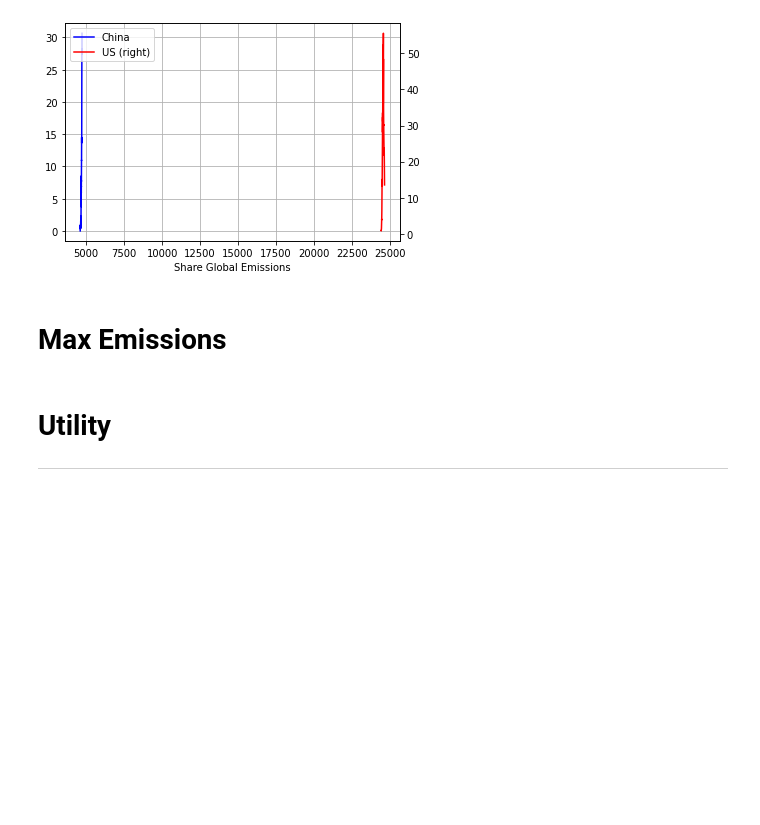
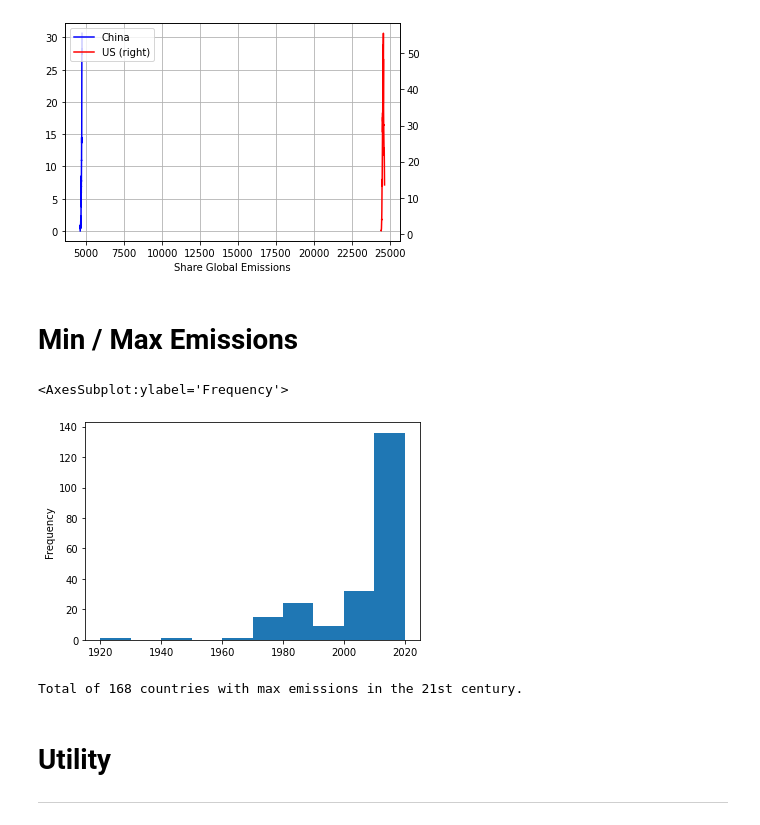
Before and after one commit to SimonAytes/climate-change, a Jupyter notebook: notebooks/ExploratoryAnalysis.ipynb, the cells around one changed output. Drawn from its saved outputs; the diff is of its cells as text; code cells hidden in the pictures; blank space fills up the shorter version.

```diff
--- a/notebooks/ExploratoryAnalysis.ipynb
+++ b/notebooks/ExploratoryAnalysis.ipynb
@@ -20,7 +20,7 @@ emissions_df = pd.read_csv(data_path + "raw/emissions.csv")
 # %% [markdown]
 ### 0.3 Add in Regional Metadata
 # %%
-continents_df = pd.read_csv(data_path + "continents.csv")
+continents_df = pd.read_csv(data_path + "raw/continents.csv")
 # %%
 continents_df = continents_df[['alpha-3', 'name', 'region', 'sub-region']]
 # %%
@@ -244,4 +244,4 @@ plt.show()
 # %%
 df.loc[:,['A','B']].plot(secondary_y=['B'], mark_right=False, figsize = (20,5), grid=True)
 # %% [markdown]
-# Max Emissions
+# Min / Max Emissions
@@ -250,6 +248,7 @@ country_emissions.loc[country_emissions['co2'].idmax()]
 # %%
 countries = [*set(list(emissions_df.country.values))]
 c_list = []
+iso_list = []
 max_y_list = []
 max_co2_list = []
 min_y_list = []
@@ -262,6 +261,7 @@ for country in countries:
         min_row = country_emissions.loc[country_emissions['co2'].idxmin()]
 
         c_list.append(country)
+        iso_list.append(max_row['iso_code'])
         max_y_list.append(max_row['year'])
         min_y_list.append(min_row['year'])
         max_co2_list.append(max_row['co2'])
@@ -273,8 +273,10 @@ for country in countries:
 co2_emissions_df = pd.DataFrame()
 
 co2_emissions_df['country'] = c_list
+co2_emissions_df['iso_code'] = iso_list
 co2_emissions_df['max_year'] = max_y_list
 co2_emissions_df['max_co2'] = max_co2_list
 co2_emissions_df['min_year'] = min_y_list
 co2_emissions_df['min_co2'] = min_co2_list
+co2_emissions_df = co2_emissions_df.sort_values(by = 'country', ascending = True)
 # %%
@@ -282,3 +284,15 @@ co2_emissions_df.to_csv(f"{data_path}interim/min_max_emissions.csv", index = Fal
+# %%
+co2_emissions_countries_df = co2_emissions_df[co2_emissions_df['iso_code'].notna()]
+co2_emissions_countries_df.to_csv(f"{data_path}interim/min_max_emissions_COUNTRIES.csv", index = False)
+# %%
+co2_emissions_countries_df.max_year.plot(kind="hist")
+# %% [output]
+<AxesSubplot:ylabel='Frequency'>
+[figure, added]
+# %%
+print(f"Total of {co2_emissions_countries_df[co2_emissions_countries_df.max_year >= 2000].shape[0]} countries with max emissions in the 21st century.")
+# %% [output]
+Total of 168 countries with max emissions in the 21st century.
 # %% [markdown]
 # Utility
 ----
```
Also changed, not shown: parts of 2 cells of this notebook, 4 other files.
